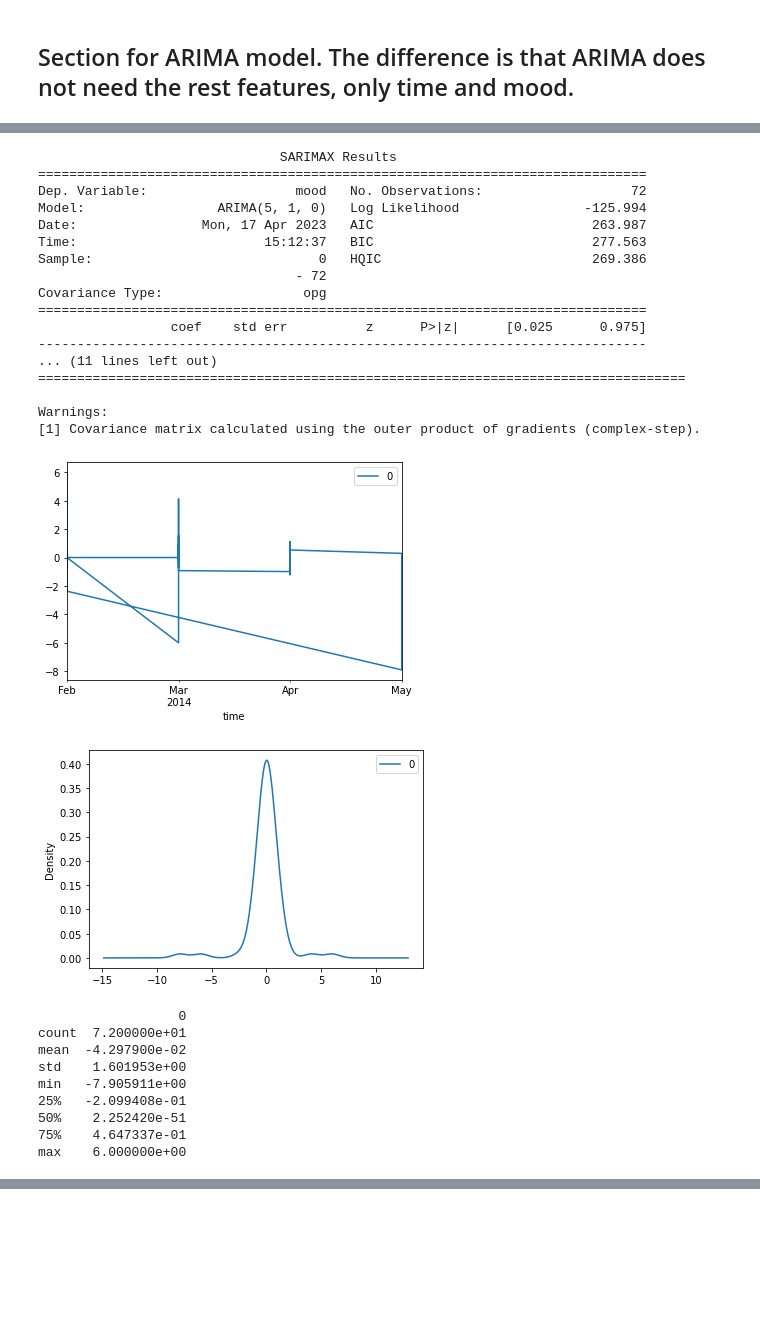
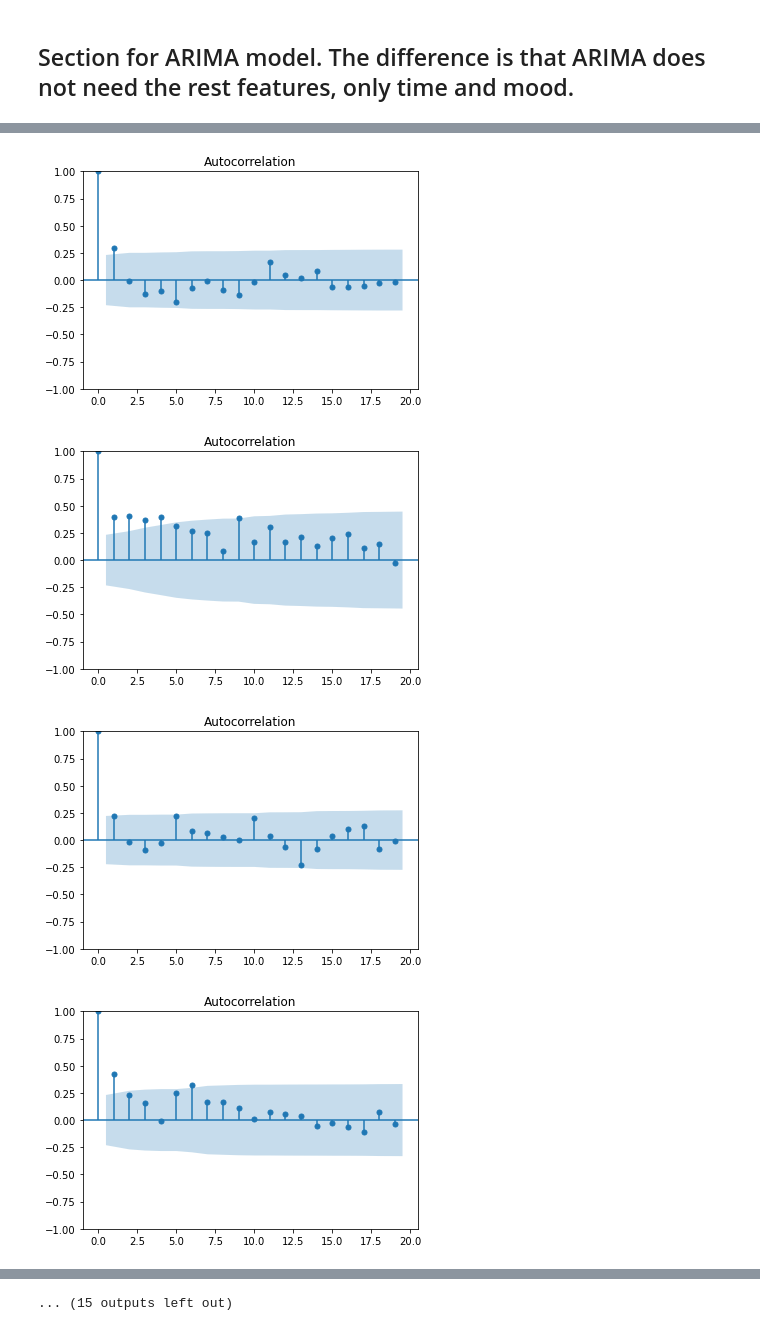
Before and after one commit to nbounatsos/dm_projects, a Jupyter notebook: Assignment 1/ass.ipynb, the cells around one changed output, grey strips where cells are left out. Cells and saved outputs as stored; diff of their text form; code cells hidden in the pictures; blank space fills up the shorter version.

Commit message:
Added ARIMA model

```diff
--- a/Assignment 1/ass.ipynb
+++ b/Assignment 1/ass.ipynb
@@ -235,3 +193,7 @@ result.fillna(0, inplace=True)
+# %%
+arima_df = result[['time', 'id', 'mood']].copy()
+# %%
+arima_df['mood'] = arima_df.groupby('id').apply(impute_with_group_mean).reset_index(drop=True)
 # %% [markdown]
 # ML classifier
 # %%
@@ -287,43 +212,5 @@ arima_dataset_as14_01.index = pd.DatetimeIndex(arima_dataset_as14_01.index).to_p
-# %%
-model = ARIMA(arima_dataset_as14_01, order=(5,1,0))
-model_fit = model.fit()
-# summary of fit model
-print(model_fit.summary())
-# line plot of residuals
-residuals = pd.DataFrame(model_fit.resid)
-residuals.plot()
-plt.show()
-# density plot of residuals
-residuals.plot(kind='kde')
-plt.show()
-# summary stats of residuals
-print(residuals.describe())
-# %% [output]
-                               SARIMAX Results
-==============================================================================
-Dep. Variable:                   mood   No. Observations:                   72
-Model:                 ARIMA(5, 1, 0)   Log Likelihood                -125.994
-Date:                Mon, 17 Apr 2023   AIC                            263.987
-Time:                        15:12:37   BIC                            277.563
-Sample:                             0   HQIC                           269.386
-                                 - 72
-Covariance Type:                  opg
-==============================================================================
-                 coef    std err          z      P>|z|      [0.025      0.975]
-------------------------------------------------------------------------------
-... (11 lines left out)
-===================================================================================
-
-Warnings:
-[1] Covariance matrix calculated using the outer product of gradients (complex-step).
-[figure, removed]
-[figure, removed]
-                  0
-count  7.200000e+01
-mean  -4.297900e-02
-std    1.601953e+00
-min   -7.905911e+00
-25%   -2.099408e-01
-50%    2.252420e-51
-75%    4.647337e-01
-max    6.000000e+00
+# %%
+arima_df['time'] = pd.to_datetime(arima_df['time'])
+# %%
+arima_df.reset_index(drop=True, inplace=True)
+arima_df.set_index('time', inplace=True)
@@ -329,0 +220,8 @@ max    6.000000e+00
+# %%
+for participant in arima_df['id'].unique():
+    plot_acf(arima_df[arima_df['id']==participant].mood)
+# %% [output]
+[figure, added]
+[figure, added]
+[figure, added]
+[figure, added]
@@ -329,0 +236 @@ max    6.000000e+00
+... (15 outputs left out)
```
Also changed, not shown: parts of 24 cells of this notebook, 2 other files.
